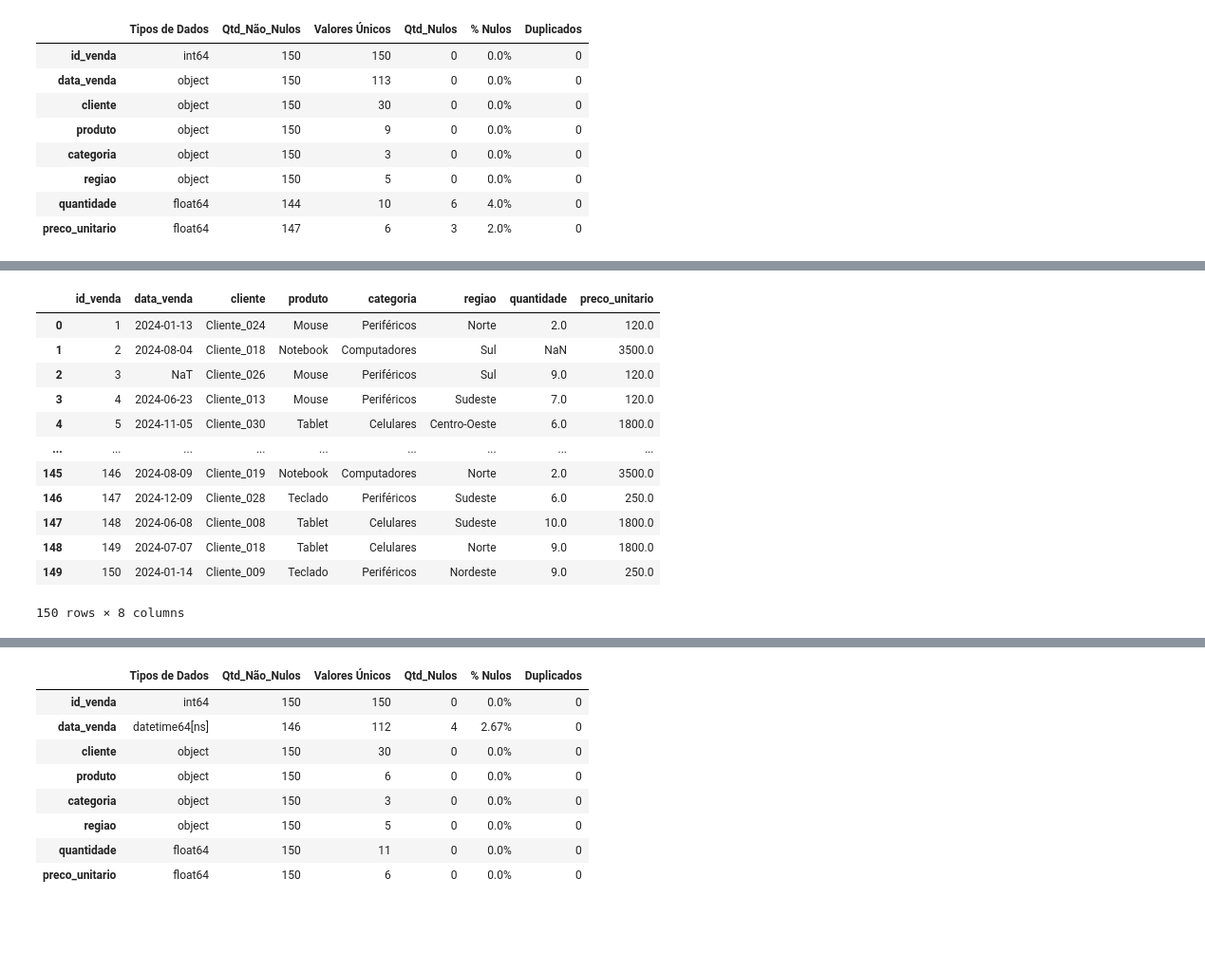
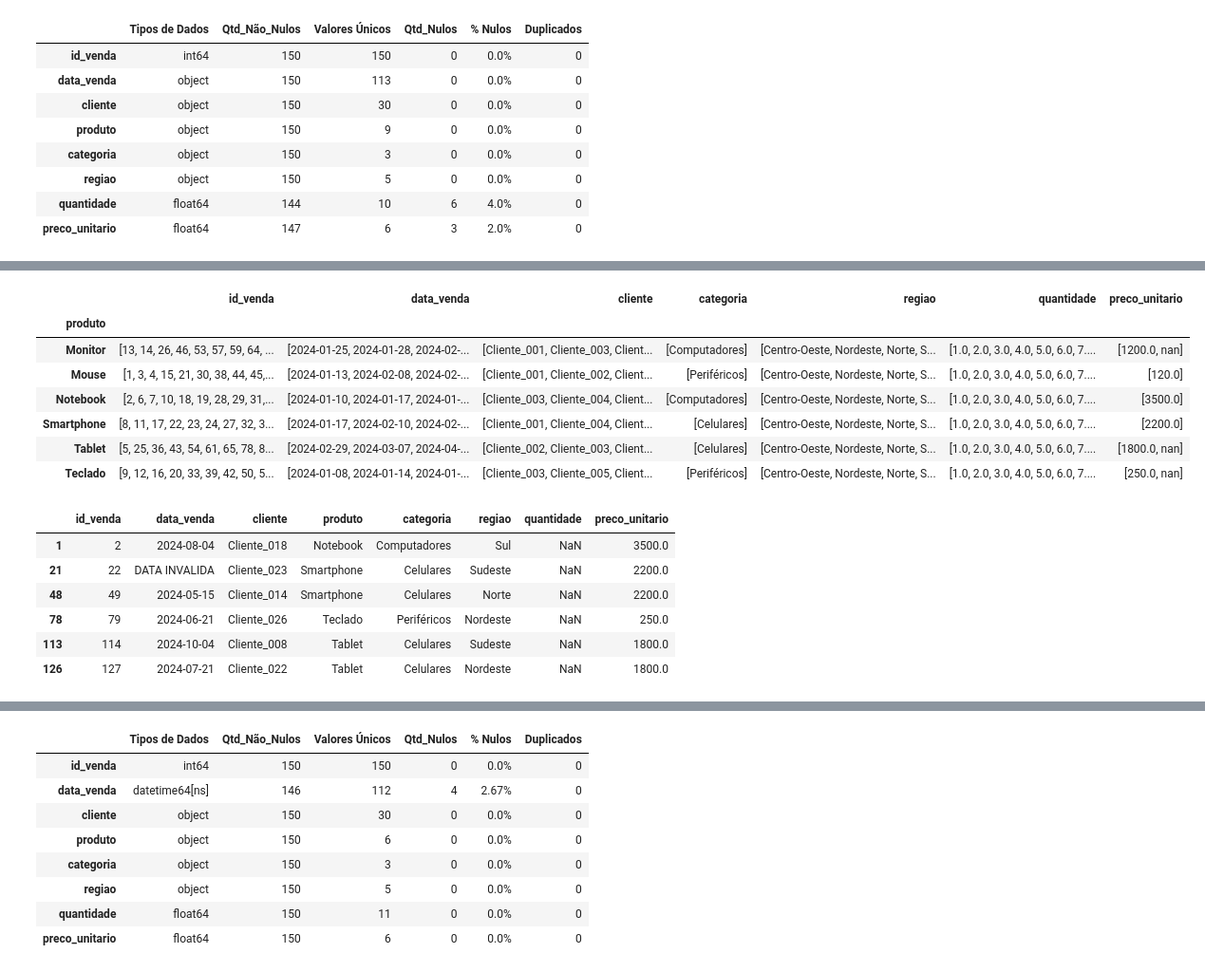
Before and after one commit to programagiovanni-code/dataview_projeto_sctec, a Jupyter notebook: notebooks/explorar_dados.ipynb, the cells around one changed output, grey strips where cells are left out. Shown at 95% size. Drawn from its saved outputs; the diff is of its cells as text; code cells hidden in the pictures; blank space fills up the shorter version.

```diff
--- a/notebooks/explorar_dados.ipynb
+++ b/notebooks/explorar_dados.ipynb
@@ -9,8 +9,7 @@ import seaborn as sns
 from datetime import datetime, timedelta
 import funcoes
 # %%
-caminho_do_arquivo = '../dados/raw/vendas.csv'
-df = pd.read_csv(caminho_do_arquivo)
+df = pd.read_csv('../dados/raw/vendas.csv')
 df_original = df.copy()
 # %%
 # Visão geral do df
@@ -104,20 +115,28 @@ df_original['produto'] = df_original['produto'].str.strip()
+# %%
+# Conferindo se é possivel conectar os valores
+df_verdade = df_formatado.groupby('produto').agg(lambda x: pd.Series(x.unique()).sort_values(na_position='last').tolist())
+df_verdade
+# %% [output]
+|  | id_venda | data_venda | cliente | categoria | regiao | quantidade | preco_unitario |
+| produto |  |  |  |  |  |  |  |
+| Monitor | [13, 14, 26, 46, 53, 57, 59, 64, ... | [2024-01-25, 2024-01-28, 2024-02-... | [Cliente_001, Cliente_003, Client... | [Computadores] | [Centro-Oeste, Nordeste, Norte, S... | [1.0, 2.0, 3.0, 4.0, 5.0, 6.0, 7.... | [1200.0, nan] |
+| Mouse | [1, 3, 4, 15, 21, 30, 38, 44, 45,... | [2024-01-13, 2024-02-08, 2024-02-... | [Cliente_001, Cliente_002, Client... | [Periféricos] | [Centro-Oeste, Nordeste, Norte, S... | [1.0, 2.0, 3.0, 4.0, 5.0, 6.0, 7.... | [120.0] |
+| Notebook | [2, 6, 7, 10, 18, 19, 28, 29, 31,... | [2024-01-10, 2024-01-17, 2024-01-... | [Cliente_003, Cliente_004, Client... | [Computadores] | [Centro-Oeste, Nordeste, Norte, S... | [1.0, 2.0, 3.0, 4.0, 5.0, 6.0, 7.... | [3500.0] |
+| Smartphone | [8, 11, 17, 22, 23, 24, 27, 32, 3... | [2024-01-17, 2024-02-10, 2024-02-... | [Cliente_001, Cliente_004, Client... | [Celulares] | [Centro-Oeste, Nordeste, Norte, S... | [1.0, 2.0, 3.0, 4.0, 5.0, 6.0, 7.... | [2200.0] |
+| Tablet | [5, 25, 36, 43, 54, 61, 65, 78, 8... | [2024-02-29, 2024-03-07, 2024-04-... | [Cliente_002, Cliente_003, Client... | [Celulares] | [Centro-Oeste, Nordeste, Norte, S... | [1.0, 2.0, 3.0, 4.0, 5.0, 6.0, 7.... | [1800.0, nan] |
+| Teclado | [9, 12, 16, 20, 33, 39, 42, 50, 5... | [2024-01-08, 2024-01-14, 2024-01-... | [Cliente_003, Cliente_005, Client... | [Periféricos] | [Centro-Oeste, Nordeste, Norte, S... | [1.0, 2.0, 3.0, 4.0, 5.0, 6.0, 7.... | [250.0, nan] |
 # %%
-# Substitui os NaNs com o valor máximo/grupo
-df_original['preco_unitario'] = df_original['preco_unitario'].fillna(
-    df_original.groupby('produto')['preco_unitario'].transform('max'))
-
-df_original
+# Substitui os NaNs da coluna 'preco' pelo outro valor
+df_formatado['preco_unitario'] = df_formatado['preco_unitario'].fillna(df_formatado.groupby('produto')['preco_unitario'].transform('max'))
-# %% [output]
-|  | id_venda | data_venda | cliente | produto | categoria | regiao | quantidade | preco_unitario |
-| 0 | 1 | 2024-01-13 | Cliente_024 | Mouse | Periféricos | Norte | 2.0 | 120.0 |
-| 1 | 2 | 2024-08-04 | Cliente_018 | Notebook | Computadores | Sul | NaN | 3500.0 |
-| 2 | 3 | NaT | Cliente_026 | Mouse | Periféricos | Sul | 9.0 | 120.0 |
-| 3 | 4 | 2024-06-23 | Cliente_013 | Mouse | Periféricos | Sudeste | 7.0 | 120.0 |
-| 4 | 5 | 2024-11-05 | Cliente_030 | Tablet | Celulares | Centro-Oeste | 6.0 | 1800.0 |
-| ... | ... | ... | ... | ... | ... | ... | ... | ... |
-| 145 | 146 | 2024-08-09 | Cliente_019 | Notebook | Computadores | Norte | 2.0 | 3500.0 |
-| 146 | 147 | 2024-12-09 | Cliente_028 | Teclado | Periféricos | Sudeste | 6.0 | 250.0 |
-| 147 | 148 | 2024-06-08 | Cliente_008 | Tablet | Celulares | Sudeste | 10.0 | 1800.0 |
-| 148 | 149 | 2024-07-07 | Cliente_018 | Tablet | Celulares | Norte | 9.0 | 1800.0 |
-| 149 | 150 | 2024-01-14 | Cliente_009 | Teclado | Periféricos | Nordeste | 9.0 | 250.0 |
-150 rows × 8 columns
+# %%
+# Verificando contexto dos nulos
+todas_linhas_com_nulo = df_formatado[df_formatado.isna().any(axis=1)]
+todas_linhas_com_nulo
+# %% [output]
+|  | id_venda | data_venda | cliente | produto | categoria | regiao | quantidade | preco_unitario |
+| 1 | 2 | 2024-08-04 | Cliente_018 | Notebook | Computadores | Sul | NaN | 3500.0 |
+| 21 | 22 | DATA INVALIDA | Cliente_023 | Smartphone | Celulares | Sudeste | NaN | 2200.0 |
+| 48 | 49 | 2024-05-15 | Cliente_014 | Smartphone | Celulares | Norte | NaN | 2200.0 |
+| 78 | 79 | 2024-06-21 | Cliente_026 | Teclado | Periféricos | Nordeste | NaN | 250.0 |
+| 113 | 114 | 2024-10-04 | Cliente_008 | Tablet | Celulares | Sudeste | NaN | 1800.0 |
+| 126 | 127 | 2024-07-21 | Cliente_022 | Tablet | Celulares | Nordeste | NaN | 1800.0 |
```
Also changed, not shown: parts of 19 cells of this notebook, 5 other files.
